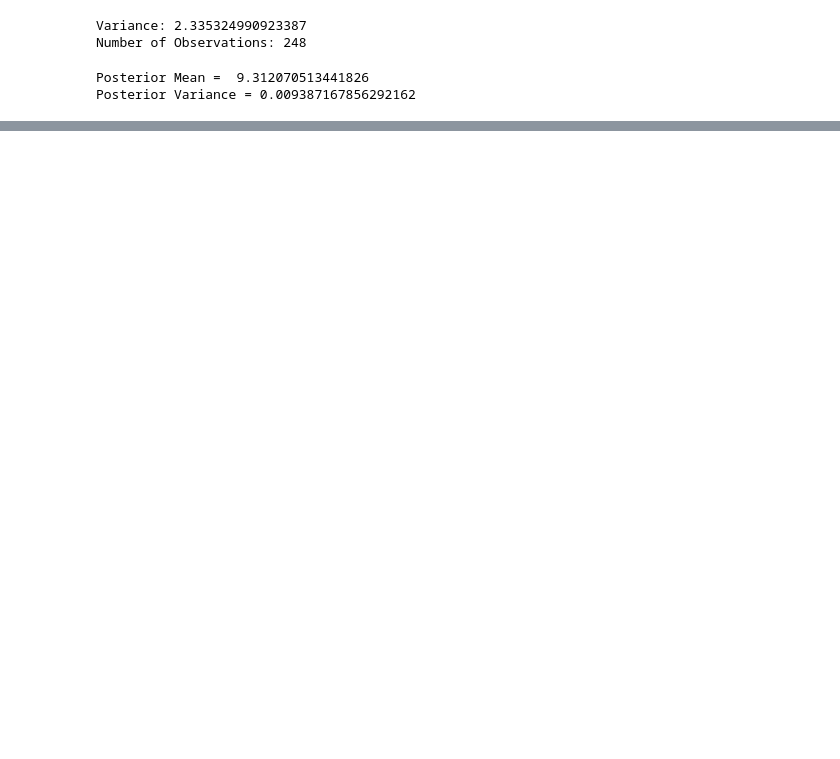
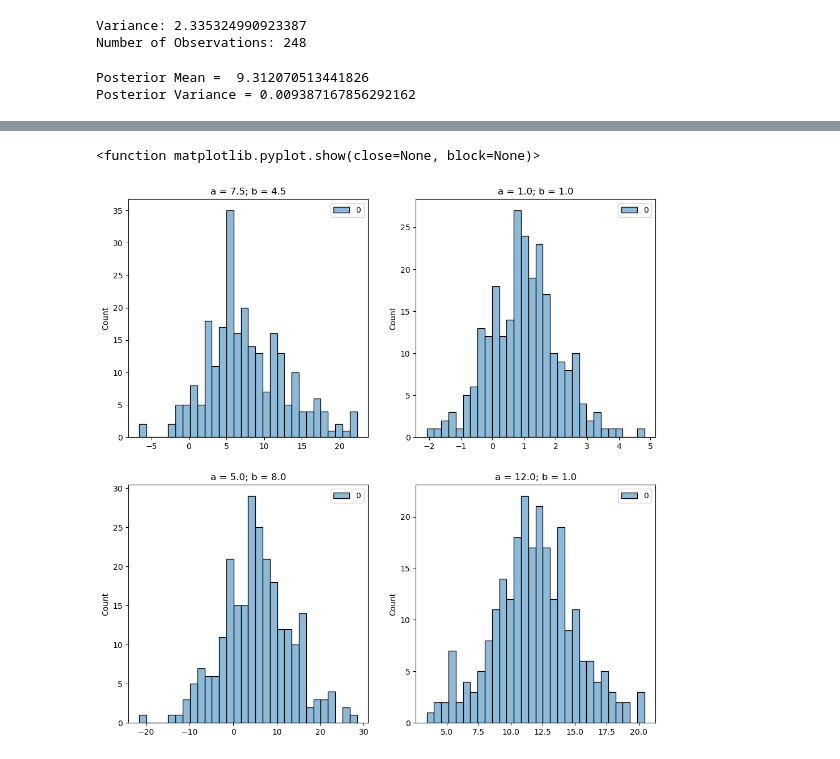
Before and after one commit to nojmaher/Project_1_craters, a Jupyter notebook: model_analysis.ipynb, the cells around one changed output, grey strips where cells are left out. Saved outputs shown, nothing was run; the diff lists cells and outputs as text; code cells hidden in the pictures; blank space fills up the shorter version.

```diff
--- a/model_analysis.ipynb
+++ b/model_analysis.ipynb
@@ -58,8 +46,0 @@ SyntaxError: invalid syntax (Temp/ipykernel_18872/2378857237.py, line 8)
-# %%
-#Prior
-x = np.linspace(0,25,1000)
-a = 9 #prior mean, middle of our data range, not robust
-b = 3 #prior variance, not robust
-theta = stats.norm.pdf(x,a,b)
-prior = plt.plot(x, theta, 'black', lw=2, label='Normal')
-plt.show(prior)
@@ -110,0 +88,69 @@ plt.show()
+# %%
+#Prior Predictive Check
+    # Prior predictive check is to do what I just did above but with different a and b values
+    #to see if the shape matches the data any better
+m = 248 #number of sims
+a = 7.5  # Mean of the prior
+b = 4.5  # Standard deviation of the prior
+
+priorpred_dat1 = np.zeros((m,1))
+# Calc PDF
+for i in range(m):
+    theta = norm.rvs(a,b)
+    priorpred_dat1[i,0] = norm.rvs(theta,abs(0.25*theta))
+
+plt1_title = str("a = "+str(a)+"; b = "+str(b))
+print("a = ",a,"; b = ",b)
+print(pd.Series(priorpred_dat1[:,0]).describe())
+#----------
+a = 1.0  # Mean of the prior
+b = 1.0  # Standard deviation of the prior
+
+priorpred_dat2 = np.zeros((m,1))
+# Calc PDF
+for i in range(m):
+    theta = norm.rvs(a,b)
+    priorpred_dat2[i,0] = norm.rvs(theta,abs(0.25*theta))
+
+plt2_title = str("a = "+str(a)+"; b = "+str(b))
+print("\na = ",a,"; b = ",b)
+print(pd.Series(priorpred_dat2[:,0]).describe())
+#----------
+a = 5.0  # Mean of the prior
+b = 8.0  # Standard deviation of the prior
+
+priorpred_dat3 = np.zeros((m,1))
+# Calc PDF
+for i in range(m):
+    theta = norm.rvs(a,b)
+    priorpred_dat3[i,0] = norm.rvs(theta,abs(0.25*theta))
+
+plt3_title = str("a = "+str(a)+"; b = "+str(b))
+print("\na = ",a,"; b = ",b)
+print(pd.Series(priorpred_dat3[:,0]).describe())
+#----------
+a = 12.0  # Mean of the prior
+b = 1.0  # Standard deviation of the prior
+
+priorpred_dat4 = np.zeros((m,1))
+# Calc PDF
+for i in range(m):
+    theta = norm.rvs(a,b)
+    priorpred_dat4[i,0] = norm.rvs(theta,abs(0.25*theta))
+
+plt4_title = str("a = "+str(a)+"; b = "+str(b))
+print("\na = ",a,"; b = ",b)
+print(pd.Series(priorpred_dat4[:,0]).describe())
+#----------
+fig,ax = plt.subplots(figsize = (12,12),ncols = 2,nrows = 2)
+sns.histplot(data=priorpred_dat1, kde=False,ax = ax[0,0],bins=30)
+sns.histplot(data=priorpred_dat2,kde=False,ax = ax[0,1], bins=30)
+sns.histplot(data=priorpred_dat3,kde=False,ax = ax[1,0], bins=30)
+sns.histplot(data=priorpred_dat4,kde=False,ax = ax[1,1], bins=30)
+ax[0,0].set_title(plt1_title)
+ax[0,1].set_title(plt2_title)
+ax[1,0].set_title(plt3_title)
+ax[1,1].set_title(plt4_title)
+
+plt.show
+# %% [output]
@@ -111,3 +174,5 @@ plt.show()
+<function matplotlib.pyplot.show(close=None, block=None)>
+[figure, added]
 # %%
 # Plot the posterior and run the posterior predictive check
 xx = np.linspace(norm.ppf(0.001,loc=mu_p,scale=np.sqrt(var_p)),norm.ppf(0.999,loc=mu_p,scale=np.sqrt(var_p)))
```
Also changed, not shown: parts of 9 cells of this notebook.
